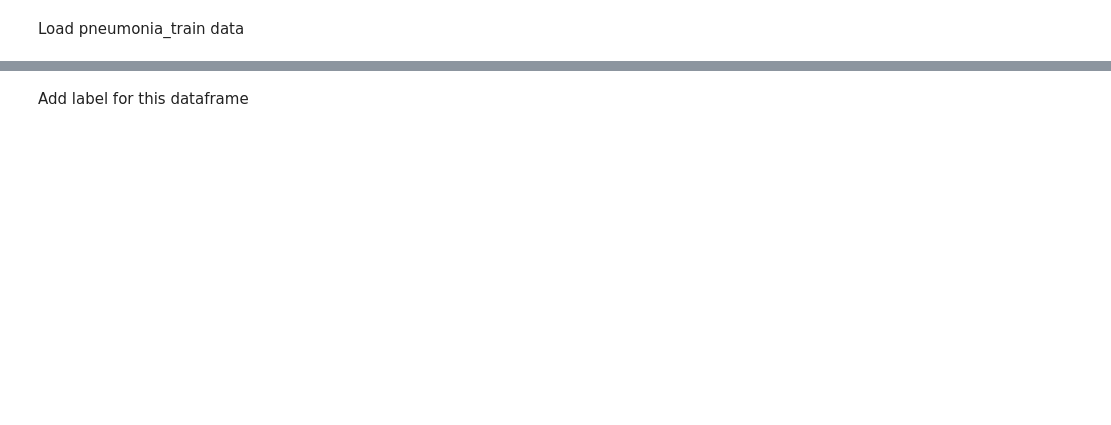
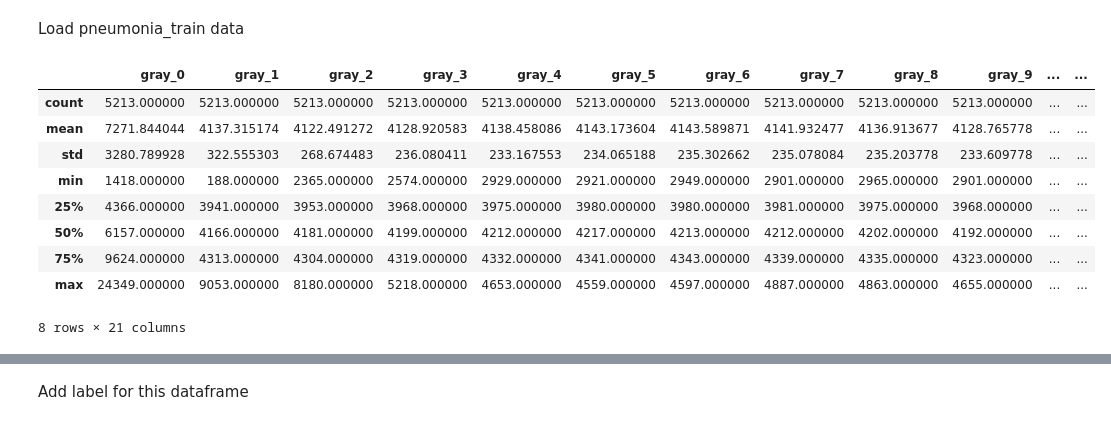
Before and after one commit to shengbokw/chest_xray, a Jupyter notebook: EDA_chest_xray.ipynb, the cells around one changed output, grey strips where cells are left out. Cells and saved outputs as stored; diff of their text form; code cells hidden in the pictures; blank space fills up the shorter version.

```diff
--- a/EDA_chest_xray.ipynb
+++ b/EDA_chest_xray.ipynb
@@ -20,3 +20,5 @@ plt.rcParams['axes.unicode_minus']=False
 Load pneumonia_train data
 # %%
 pne_train = pd.read_csv('pneumonia_train_small.csv')
+# %%
+columns = pne_train.columns
@@ -23,2 +30,21 @@ pne_train = pd.read_csv('pneumonia_train_small.csv')
+# %%
+train = pd.concat([pne_train, nor_train], ignore_index=True)
+# %%
+train = train.dropna()
+# %%
+df = train[columns]
+# %%
+df.describe()
+# %% [output]
+|  | gray_0 | gray_1 | gray_2 | gray_3 | gray_4 | gray_5 | gray_6 | gray_7 | gray_8 | gray_9 | ... | ... |
+| count | 5213.000000 | 5213.000000 | 5213.000000 | 5213.000000 | 5213.000000 | 5213.000000 | 5213.000000 | 5213.000000 | 5213.000000 | 5213.000000 | ... | ... |
+| mean | 7271.844044 | 4137.315174 | 4122.491272 | 4128.920583 | 4138.458086 | 4143.173604 | 4143.589871 | 4141.932477 | 4136.913677 | 4128.765778 | ... | ... |
+| std | 3280.789928 | 322.555303 | 268.674483 | 236.080411 | 233.167553 | 234.065188 | 235.302662 | 235.078084 | 235.203778 | 233.609778 | ... | ... |
+| min | 1418.000000 | 188.000000 | 2365.000000 | 2574.000000 | 2929.000000 | 2921.000000 | 2949.000000 | 2901.000000 | 2965.000000 | 2901.000000 | ... | ... |
+| 25% | 4366.000000 | 3941.000000 | 3953.000000 | 3968.000000 | 3975.000000 | 3980.000000 | 3980.000000 | 3981.000000 | 3975.000000 | 3968.000000 | ... | ... |
+| 50% | 6157.000000 | 4166.000000 | 4181.000000 | 4199.000000 | 4212.000000 | 4217.000000 | 4213.000000 | 4212.000000 | 4202.000000 | 4192.000000 | ... | ... |
+| 75% | 9624.000000 | 4313.000000 | 4304.000000 | 4319.000000 | 4332.000000 | 4341.000000 | 4343.000000 | 4339.000000 | 4335.000000 | 4323.000000 | ... | ... |
+| max | 24349.000000 | 9053.000000 | 8180.000000 | 5218.000000 | 4653.000000 | 4559.000000 | 4597.000000 | 4887.000000 | 4863.000000 | 4655.000000 | ... | ... |
+8 rows × 21 columns
 # %%
 #center the variables
```
Also changed, not shown: parts of 26 cells of this notebook, 5 other files.
